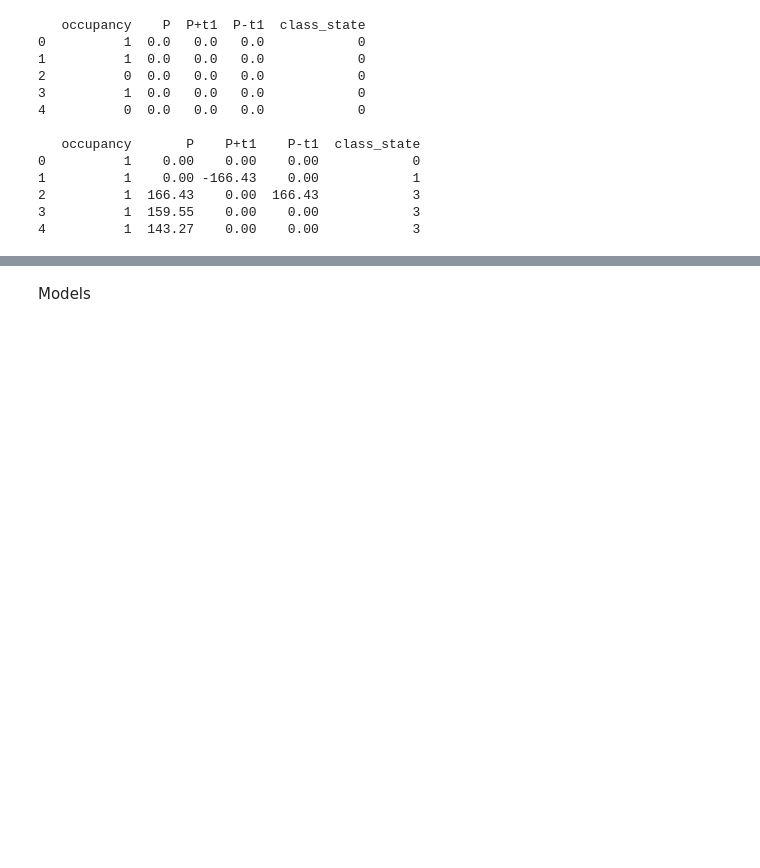
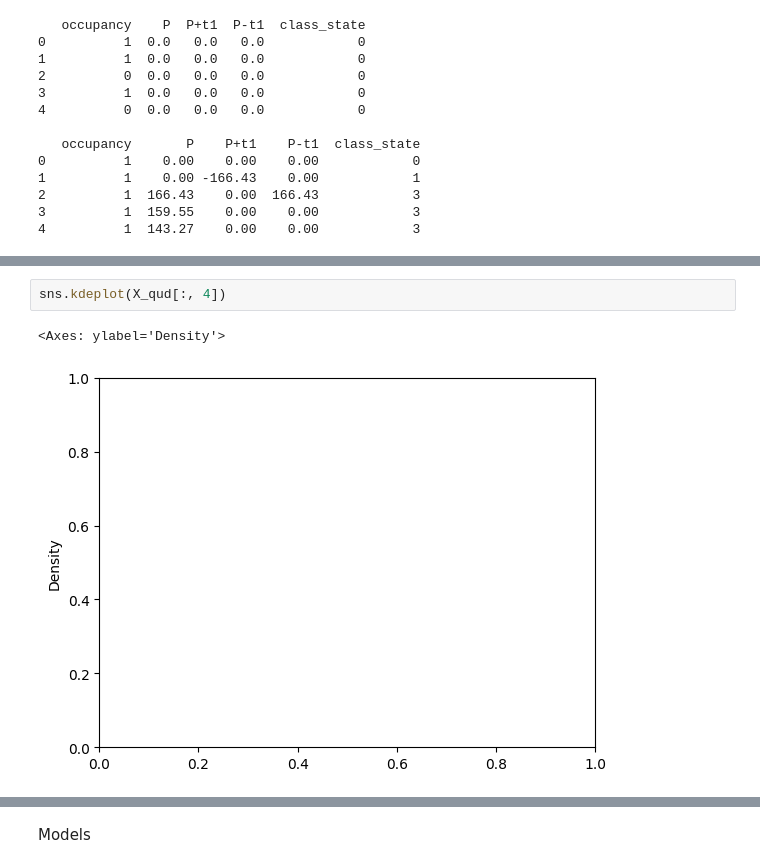
Before and after one commit to BrunetTristan97/CapstoneProjectEnergy, a Jupyter notebook: Pre-processing/Exploration et Pre-processing Georges/Exploration_Model_1_0.ipynb, the cells around one changed output, grey strips where cells are left out. Cells and saved outputs as stored; diff of their text form; blank space fills up the shorter version.

```diff
--- a/Pre-processing/Exploration et Pre-processing Georges/Exploration_Model_1_0.ipynb
+++ b/Pre-processing/Exploration et Pre-processing Georges/Exploration_Model_1_0.ipynb
@@ -370,0 +423,5 @@ Les valeurs de la fenetre -->
+# %%
+sns.kdeplot(X_qud[:, 4])
+# %% [output]
+<Axes: ylabel='Density'>
+[figure, added]
```
Also changed, not shown: parts of 42 cells of this notebook, 4 other files.
